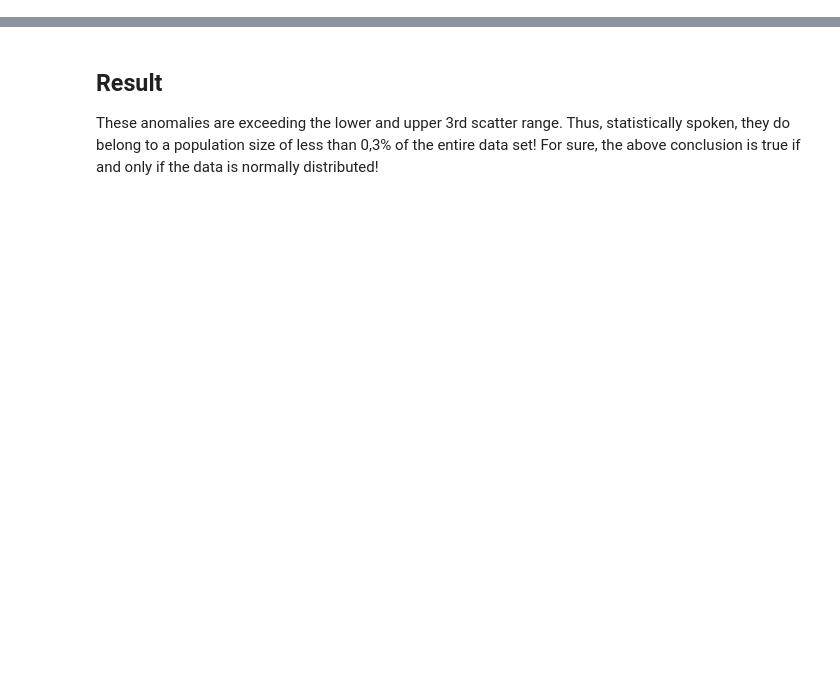
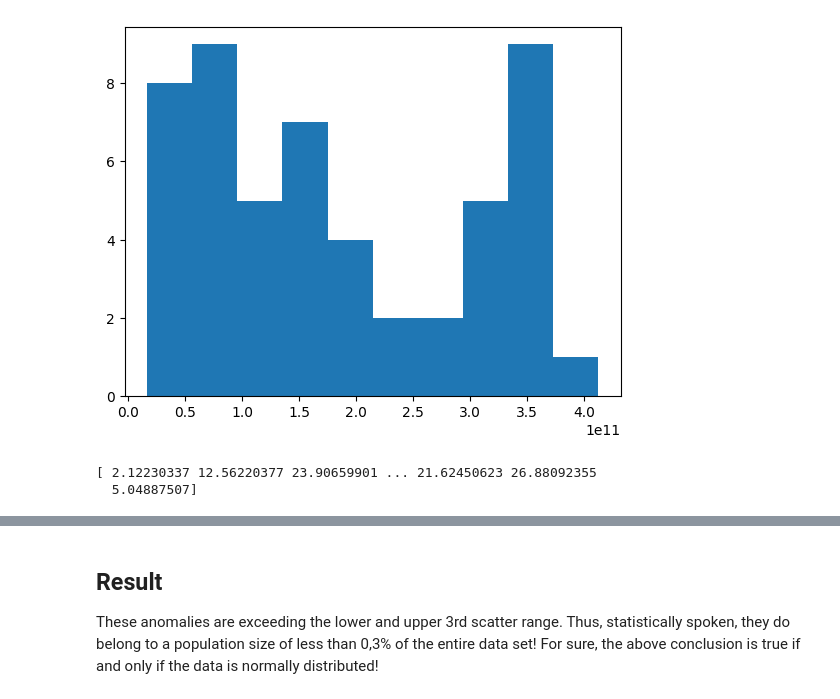
Before and after one commit to Dansk04/AML, a Jupyter notebook: Ex1.StdDev_work.ipynb, the cells around one changed output, grey strips where cells are left out. Saved outputs shown, nothing was run; the diff lists cells and outputs as text; code cells hidden in the pictures; blank space fills up the shorter version.

```diff
--- a/Ex1.StdDev_work.ipynb
+++ b/Ex1.StdDev_work.ipynb
@@ -88,4 +81,18 @@ def find_anomalies(random_data):
+# %%
+# economy dataset
+global_economy = pd.read_csv('./data/Global Economy Indicators.csv')
+data = global_economy.loc[(global_economy[' Country '] == ' Denmark '),' Gross National Income(GNI) in USD ']
+
+ax = plt.hist(data)
+plt.show()
+# %% [output]
+[figure, added]
 # %%
 # multiply and add by random numbers to get some real values
 # randn generates samples from the normal distribution (important - see below)
 data = np.random.randn(50000)  * 20 + 20
+
+print(data)
+# %% [output]
+[ 2.12230337 12.56220377 23.90659901 ... 21.62450623 26.88092355
+  5.04887507]
```
Also changed, not shown: parts of 6 cells of this notebook.
